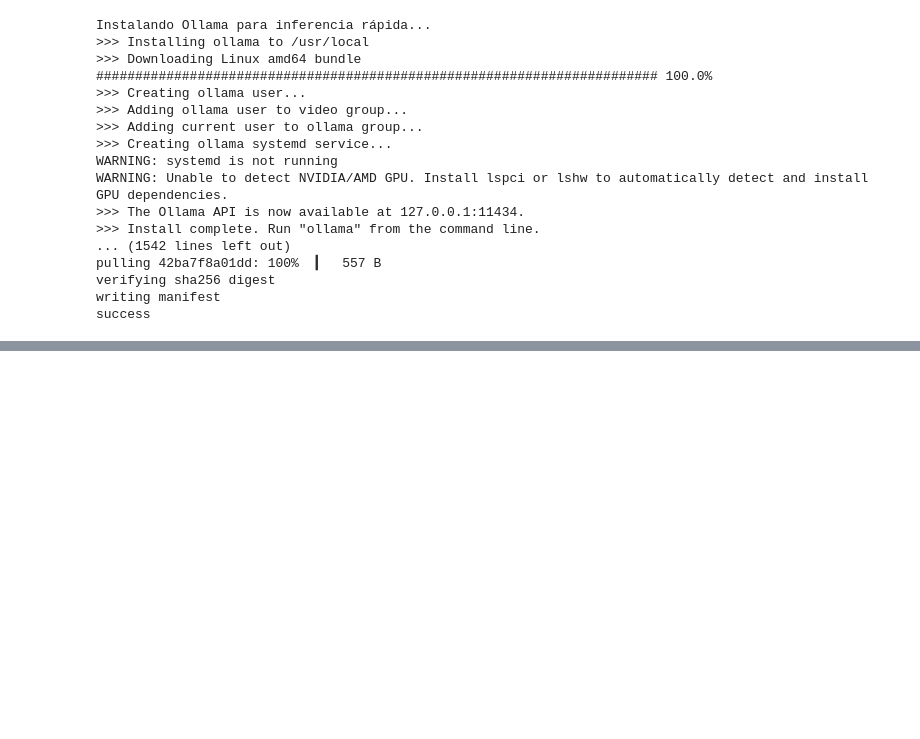
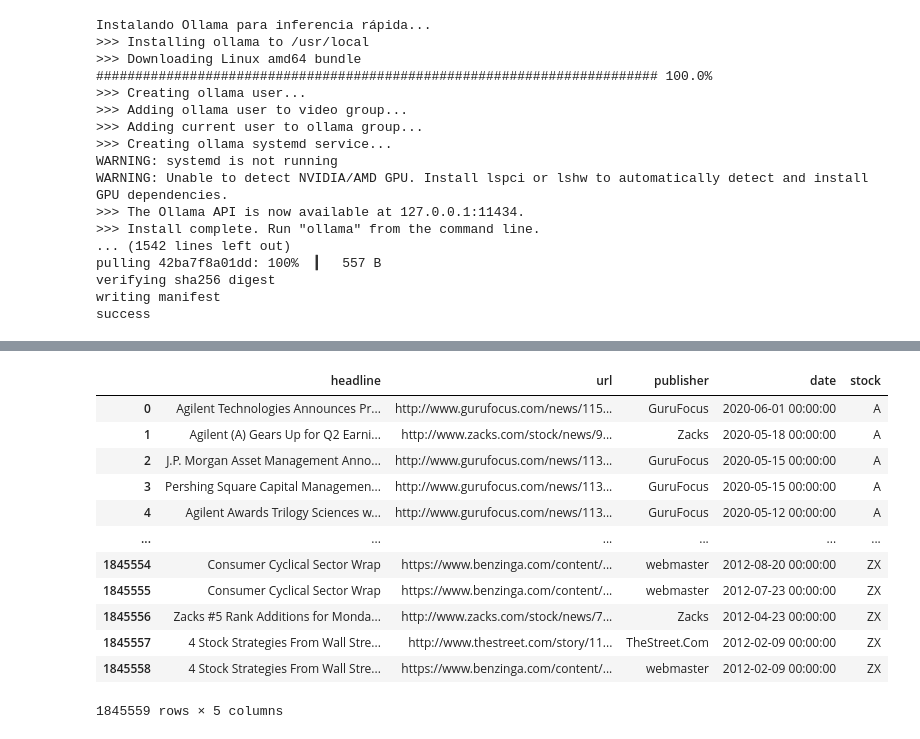
Before and after one commit to laurapabon03/Final-IA-, a Jupyter notebook: Final_IA.ipynb, the cells around one changed output, grey strips where cells are left out. Saved outputs shown, nothing was run; the diff lists cells and outputs as text; code cells hidden in the pictures; blank space fills up the shorter version.

```diff
--- a/Final_IA.ipynb
+++ b/Final_IA.ipynb
@@ -170,0 +139,20 @@ NotImplementedError: Loading a dataset cached in a LocalFileSystem is not suppor
+# %%
+#Importar dataset 1: financial news
+import pandas as pd
+
+df_news = pd.read_parquet("hf://datasets/ashraq/financial-news/data/train-00000-of-00001-8ec327f23bbe0948.parquet")
+df_news
+# %% [output]
+|  | headline | url | publisher | date | stock |
+| 0 | Agilent Technologies Announces Pr... | http://www.gurufocus.com/news/115... | GuruFocus | 2020-06-01 00:00:00 | A |
+| 1 | Agilent (A) Gears Up for Q2 Earni... | http://www.zacks.com/stock/news/9... | Zacks | 2020-05-18 00:00:00 | A |
+| 2 | J.P. Morgan Asset Management Anno... | http://www.gurufocus.com/news/113... | GuruFocus | 2020-05-15 00:00:00 | A |
+| 3 | Pershing Square Capital Managemen... | http://www.gurufocus.com/news/113... | GuruFocus | 2020-05-15 00:00:00 | A |
+| 4 | Agilent Awards Trilogy Sciences w... | http://www.gurufocus.com/news/113... | GuruFocus | 2020-05-12 00:00:00 | A |
+| ... | ... | ... | ... | ... | ... |
+| 1845554 | Consumer Cyclical Sector Wrap | https://www.benzinga.com/content/... | webmaster | 2012-08-20 00:00:00 | ZX |
+| 1845555 | Consumer Cyclical Sector Wrap | https://www.benzinga.com/content/... | webmaster | 2012-07-23 00:00:00 | ZX |
+| 1845556 | Zacks #5 Rank Additions for Monda... | http://www.zacks.com/stock/news/7... | Zacks | 2012-04-23 00:00:00 | ZX |
+| 1845557 | 4 Stock Strategies From Wall Stre... | http://www.thestreet.com/story/11... | TheStreet.Com | 2012-02-09 00:00:00 | ZX |
+| 1845558 | 4 Stock Strategies From Wall Stre... | https://www.benzinga.com/content/... | webmaster | 2012-02-09 00:00:00 | ZX |
+1845559 rows × 5 columns
```
Also changed, not shown: parts of 5 cells of this notebook.
